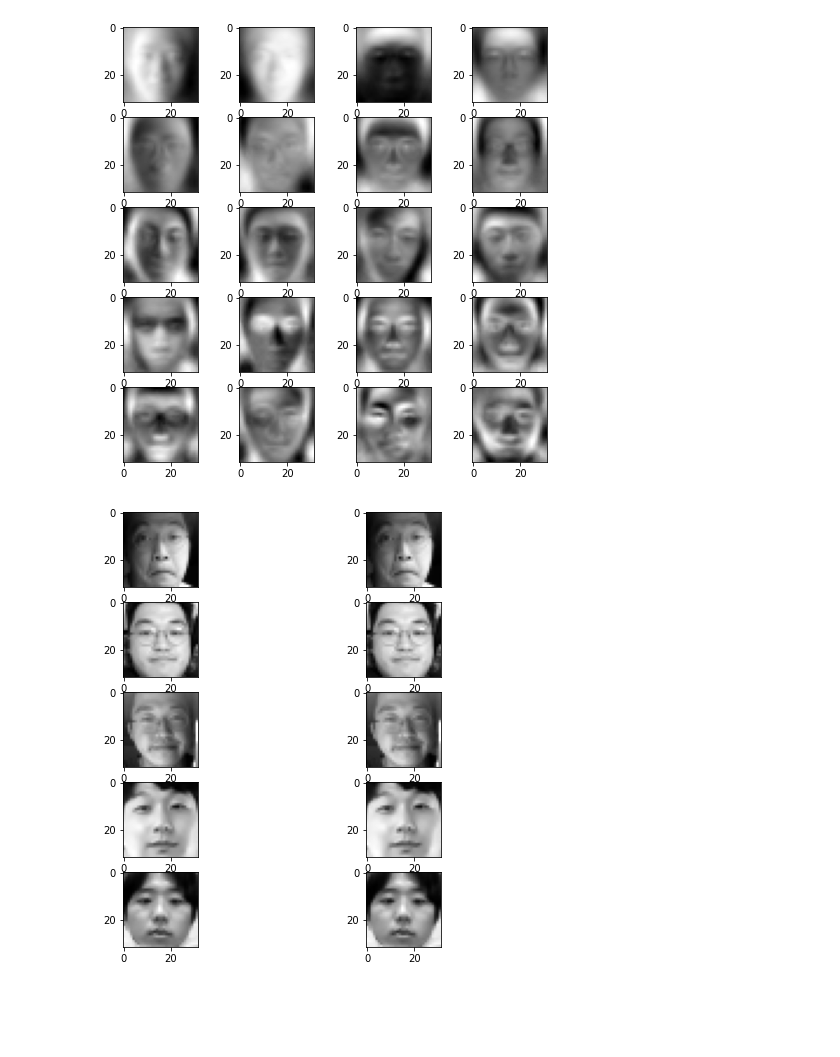
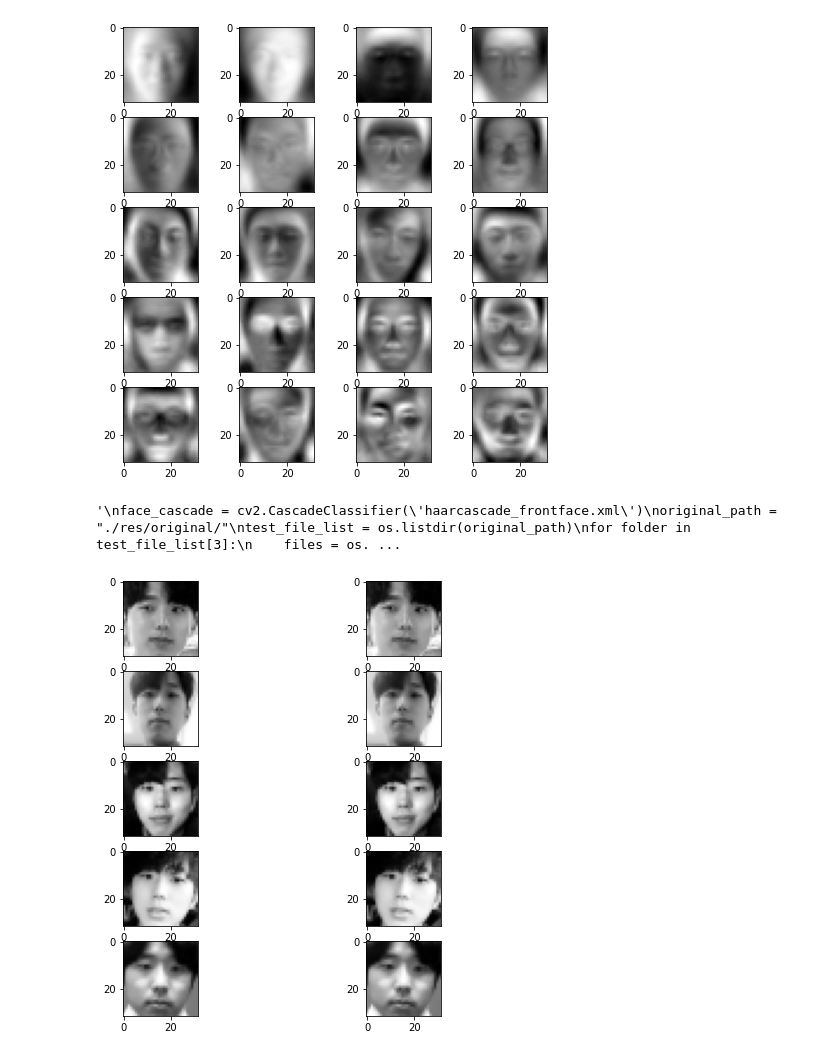
Before and after one commit to junarwohn/garage, a Jupyter notebook: project1_eigenface.ipynb, the cells around one changed output. Drawn from its saved outputs; the diff is of its cells as text; code cells hidden in the pictures; blank space fills up the shorter version.

```diff
--- a/project1_eigenface.ipynb
+++ b/project1_eigenface.ipynb
@@ -52,39 +52,53 @@ plt.show()
 # %% [output]
 [figure]
 # %%
+"""
 face_cascade = cv2.CascadeClassifier('haarcascade_frontface.xml')
-test_file_list = os.listdir("./res/test/")
-for i, file_path in enumerate(test_file_list):
-    frame = cv2.imread("./res/test/" + file_path)
-    gray = cv2.cvtColor(frame, cv2.COLOR_BGR2GRAY)
-    faces = face_cascade.detectMultiScale(gray, 1.3, 5)
-    cv2.putText(frame, "", (5,15), cv2.FONT_HERSHEY_SIMPLEX, 0.5, (255, 0 ,255), 1)
-    if len(faces):
-        x,y,w,h = faces[0]
-        cv2.imwrite("result-" + str(i) + ".jpg", frame[y:y+h, x:x+w])
+original_path = "./res/original/"
+test_file_list = os.listdir(original_path)
+for folder in test_file_list[3]:
+    files = os.listdir(original_path + folder)
+    for i, file_path in enumerate(files):
+        cur_path = original_path + folder + "/"
+        frame = cv2.imread(cur_path + file_path)
+        gray = cv2.cvtColor(frame, cv2.COLOR_BGR2GRAY)
+        faces = face_cascade.detectMultiScale(gray, 1.3, 5)
+        if len(faces):
+            directory = os.path.dirname(cur_path + "ex/")
+            if not os.path.exists(directory):
+                print("Make")
+                os.makedirs(directory)
+            print("face detected")
+            x,y,w,h = faces[0]
+            print(cur_path + "ex/" + "result-" + str(i) + ".jpg")
+            cv2.imwrite(cur_path + "ex/" + "result-" + str(i) + ".jpg", frame[y:y+h, x:x+w])
+"""
+# %% [output]
+'\nface_cascade = cv2.CascadeClassifier(\'haarcascade_frontface.xml\')\noriginal_path = "./res/original/"\ntest_file_list = os.listdir(original_path)\nfor folder in test_file_list[3]:\n    files = os. ...
 # %%
-test_file_list = os.listdir("./res/test/")
+test_path = "./res/original/9/ex/"
+test_file_list = os.listdir(test_path)
 test_pics = []
 weights = []
 for test_file in test_file_list:
-    pic = np.array(cv2.resize(cv2.imread("./res/test/" + test_file, 0), dsize=(32, 32), interpolation=cv2.INTER_AREA), dtype=np.float64).flatten()
+    pic = np.array(cv2.resize(cv2.imread(test_path + test_file, 0), dsize=(32, 32), interpolation=cv2.INTER_AREA), dtype=np.float64).flatten()
     test_pics.append(pic)
     weights.append((pic - mean_of_pics) @ V.T)
 
 w=10
 h=10
 fig=plt.figure(figsize=(8, 8))
 columns = 2
 rows = len(test_file_list)
 for i in range(rows):
     original_img = test_pics[i].reshape(32,32)
     w = np.diag(weights[i])
     restored_img = w @ V
     restored_img = (sum(restored_img[:1024]) + mean_of_pics).reshape(32, 32)
     fig.add_subplot(rows, columns, 2*i + 1)
     plt.imshow(original_img, cmap='gray')
     fig.add_subplot(rows, columns, 2*i + 2)
     plt.imshow(restored_img, cmap='gray')
 plt.show()
 # %% [output]
-[figure, old version]
+[figure, new version]
```
Also changed, not shown: parts of 7 cells of this notebook.
